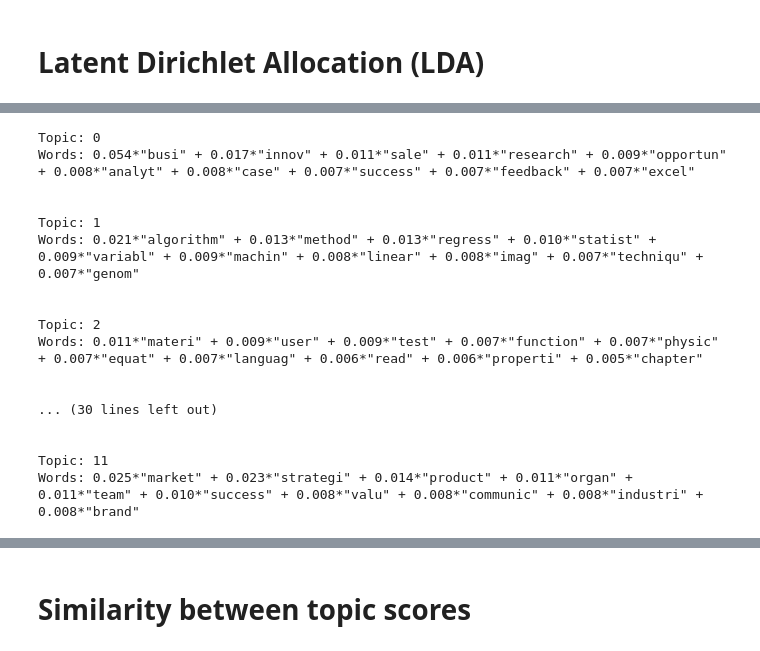
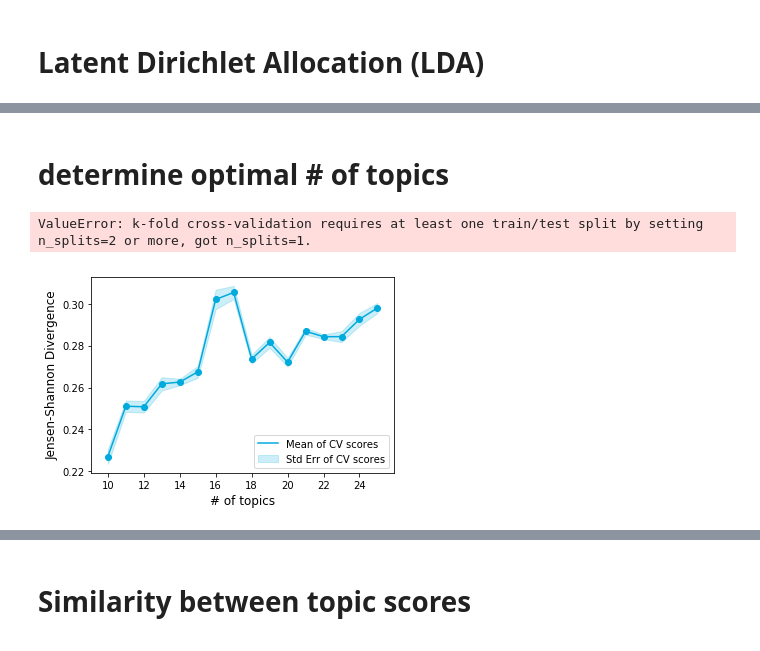
Before and after one commit to amandakeasson/edu-cater, a Jupyter notebook: notebooks/edu-cater.ipynb, the cells around one changed output, grey strips where cells are left out. Cells and saved outputs as stored; diff of their text form; code cells hidden in the pictures.

```diff
--- a/notebooks/edu-cater.ipynb
+++ b/notebooks/edu-cater.ipynb
@@ -253,30 +215,2 @@ plt.show()
-# %%
-# re-define model using optimal # of topics, and print topics
-
-ntopics = 12
-myseed = 0
-
-lda_model =  gensim.models.LdaMulticore(bow_corpus, num_topics = ntopics, id2word = dictionary,
-                                        random_state=myseed, passes = 10, workers = 2, iterations=300)
-
-for idx, topic in lda_model.print_topics(-1):
-    print("Topic: {} \nWords: {}".format(idx, topic ))
-    print("\n")
-# %% [output]
-Topic: 0
-Words: 0.054*"busi" + 0.017*"innov" + 0.011*"sale" + 0.011*"research" + 0.009*"opportun" + 0.008*"analyt" + 0.008*"case" + 0.007*"success" + 0.007*"feedback" + 0.007*"excel"
-
-
-Topic: 1
-Words: 0.021*"algorithm" + 0.013*"method" + 0.013*"regress" + 0.010*"statist" + 0.009*"variabl" + 0.009*"machin" + 0.008*"linear" + 0.008*"imag" + 0.007*"techniqu" + 0.007*"genom"
-
-
-Topic: 2
-Words: 0.011*"materi" + 0.009*"user" + 0.009*"test" + 0.007*"function" + 0.007*"physic" + 0.007*"equat" + 0.007*"languag" + 0.006*"read" + 0.006*"properti" + 0.005*"chapter"
-
-
-... (30 lines left out)
-
-
-Topic: 11
-Words: 0.025*"market" + 0.023*"strategi" + 0.014*"product" + 0.011*"organ" + 0.011*"team" + 0.010*"success" + 0.008*"valu" + 0.008*"communic" + 0.008*"industri" + 0.008*"brand"
+# %% [markdown]
+# determine optimal # of topics
@@ -282,0 +258,46 @@ Words: 0.025*"market" + 0.023*"strategi" + 0.014*"product" + 0.011*"organ" + 0.0
+# %%
+# grid search CV with pipeline
+
+# Define Search Param
+ntopics_list = np.arange(10,26)
+ntopics_list = [10, 15, 20]
+search_params = {'n_components': ntopics_list}
+lda = LDAwithCustomScore(random_state=0)
+
+model = GridSearchCV(lda, param_grid=search_params, cv=1)
+model.fit(X)
+
+# Best Model
+best_lda_model = model.best_estimator_
+
+file = open('../data/sklearn_model_cv_test.pkl', 'wb')
+pickle.dump(model,file)
+file.close()
+# %% [output]
+ValueError: k-fold cross-validation requires at least one train/test split by setting n_splits=2 or more, got n_splits=1.
+# %%
+if __name__=='__main__':
+    with open('../data/sklearn_model_cv.pkl', 'rb') as f:
+        model = pickle.load(f)
+
+ntopics_list = np.arange(10,26)
+
+cvmean = model.cv_results_['mean_test_score']
+cvstd = model.cv_results_['std_test_score']
+
+fs = 12
+fig = plt.figure(figsize=(6,4))
+plt.plot(ntopics_list, cvmean, c='#00aadd')
+cvse = cvstd/np.sqrt(10)
+plt.fill_between(ntopics_list, cvmean+cvse, cvmean-cvse, alpha=.2, color='#00aadd')
+plt.legend(['Mean of CV scores', 'Std Err of CV scores'], loc='lower right')
+plt.scatter(ntopics_list, cvmean, c='#00aadd')
+plt.xlabel('# of topics', fontsize=fs)
+plt.ylabel('Jensen-Shannon Divergence',fontsize=fs)
+plt.gcf().subplots_adjust(bottom=.2)
+plt.gcf().subplots_adjust(left=.2)
+plt.savefig('figures/lda_sklearn_cv.png')
+plt.show()
+# plt.errorbar(ntopics_list, cvmean, yerr=cvse); plt.show()
+# %% [output]
+[figure, added]
```
Also changed, not shown: parts of 43 cells of this notebook.
